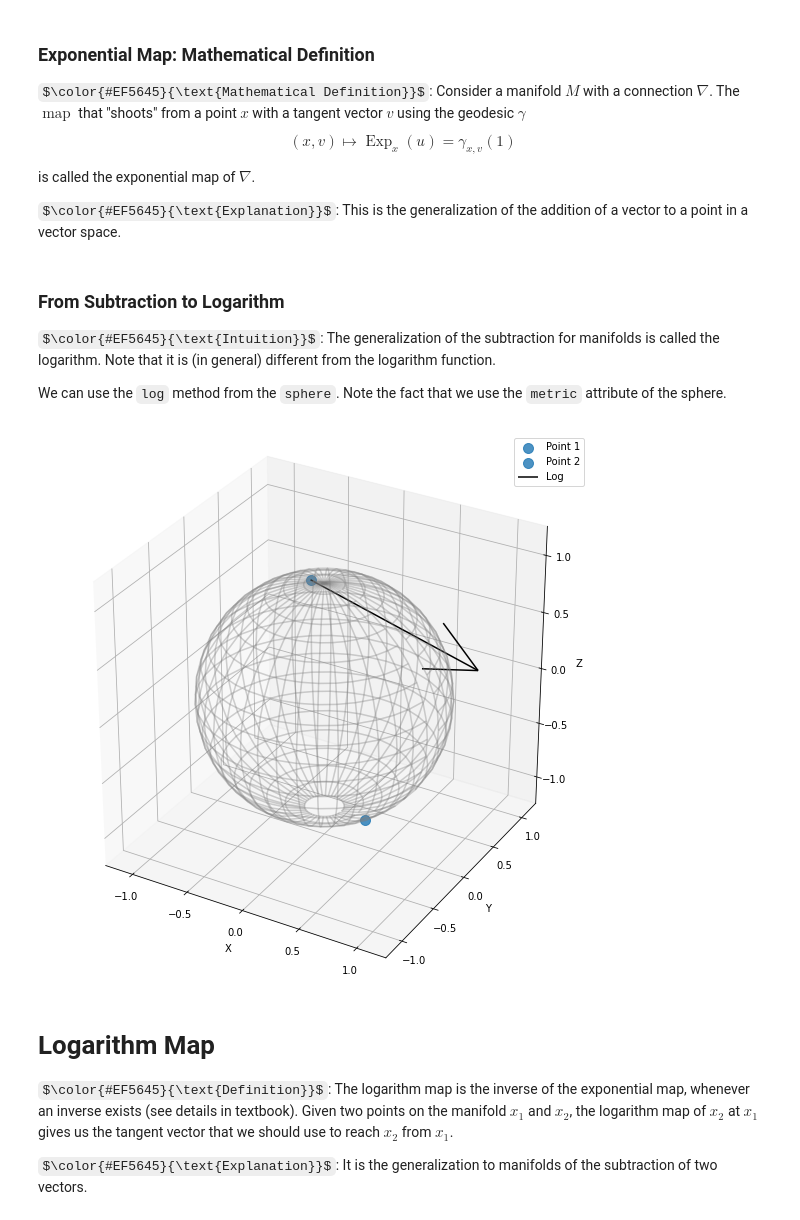
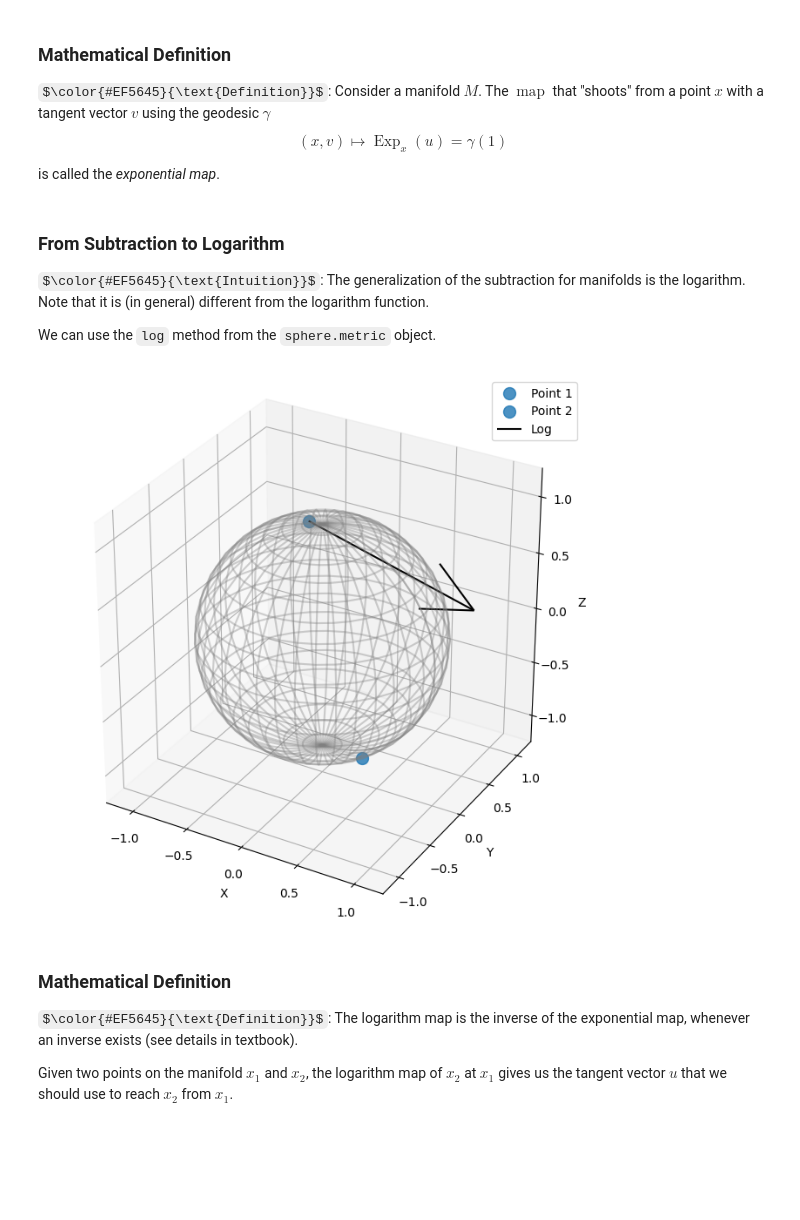
Before and after one commit to geometric-intelligence/ece594n, a Jupyter notebook: lectures/01_c_riemannian_metrics.ipynb, the cells around one changed output. Cells and saved outputs as stored; diff of their text form; code cells hidden in the pictures; some formulas as TeX source; blank space fills up the shorter version.

```diff
--- a/lectures/01_c_riemannian_metrics.ipynb
+++ b/lectures/01_c_riemannian_metrics.ipynb
@@ -124,7 +147,9 @@ tangent_vector = sphere.to_tangent(vector, base_point=point)
 result = sphere.metric.geodesic(initial_tangent_vec=tangent_vector, initial_point=point)
 points_on_geodesic = result(np.linspace(0.0, 1.0, 30))
 # %%
-fig = plt.figure(figsize=(10, 10)); ax = fig.add_subplot(111, projection="3d")
+import matplotlib.pyplot as plt
+import geomstats.visualization as viz
+fig = plt.figure(figsize=(8, 8)); ax = fig.add_subplot(111, projection="3d")
 
 ax = viz.plot(point, ax=ax, space="S2", s=100, alpha=0.8, label="Initial Point")
 arrow = viz.Arrow3D(point, vector=tangent_vector); arrow.draw(ax, color="C0", label="Initial Vector")
@@ -199,7 +233,7 @@ from geomstats.geometry.hypersphere import Hypersphere
 
 sphere = Hypersphere(dim=2)
 
-point = np.array([-0.65726771, -0.02678122, 0.7531812])
+point = np.array([-0.65726771, -0.02678122, 0.7531812]); point = point / np.linalg.norm(point)
 vector = np.array([1, 0, 0.8])
 tangent_vector = sphere.to_tangent(vector, base_point=point)
 
@@ -210,7 +242,7 @@ INFO: Using numpy backend
 import matplotlib.pyplot as plt
 import geomstats.visualization as viz
 
-fig = plt.figure(figsize=(10, 10)); ax = fig.add_subplot(111, projection="3d")
+fig = plt.figure(figsize=(8, 8)); ax = fig.add_subplot(111, projection="3d")
 
 ax = viz.plot(point, ax=ax, space="S2", s=100, alpha=0.8, label="Point")
 arrow = viz.Arrow3D(point, vector=tangent_vector); arrow.draw(ax, color="C0", label="Tangent Vector")
@@ -221,44 +253,42 @@ ax.legend();
 # %% [markdown]
-### Exponential Map: Mathematical Definition
+### Mathematical Definition
 
-$\color{#EF5645}{\text{Mathematical Definition}}$: Consider a manifold $M$ with a connection $\nabla$. The $\operatorname{map}$ that "shoots" from a point $x$ with a tangent vector $v$ using the geodesic $\gamma$
-$$(x, v) \mapsto \operatorname{Exp}_{x}(u) = \gamma_{x, v}(1)$$
+$\color{#EF5645}{\text{Definition}}$: Consider a manifold $M$. The $\operatorname{map}$ that "shoots" from a point $x$ with a tangent vector $v$ using the geodesic $\gamma$
+$$(x, v) \mapsto \operatorname{Exp}_{x}(u) = \gamma(1)$$
 
-is called the exponential map of $\nabla$.
-
-$\color{#EF5645}{\text{Explanation}}$: This is the generalization of the addition of a vector to a point in a vector space.
+is called the _exponential map_.
 # %% [markdown]
 ### From Subtraction to Logarithm
 
-$\color{#EF5645}{\text{Intuition}}$: The generalization of the subtraction for manifolds is called the logarithm. Note that it is (in general) different from the logarithm function.
+$\color{#EF5645}{\text{Intuition}}$: The generalization of the subtraction for manifolds is the logarithm. Note that it is (in general) different from the logarithm function.
 
-We can use the `log` method from the `sphere`. Note the fact that we use the `metric` attribute of the sphere.
+We can use the `log` method from the `sphere.metric` object.
 # %%
 import numpy as np
 from geomstats.geometry.hypersphere import Hypersphere
 
 sphere = Hypersphere(dim=2)
 
-point1 = np.array([-0.48202861, 0.61760022, 0.62146471])
-point2 = np.array([0.50862172, -0.25293377, -0.82299967])
+point1 = np.array([-0.48202861, 0.61760022, 0.62146471]); point1 /= np.linalg.norm(point1)
+point2 = np.array([0.50862172, -0.25293377, -0.82299967]); point2 /= np.linalg.norm(point2)
 
 result = sphere.metric.log(point2, base_point=point1)
 # %%
 import matplotlib.pyplot as plt
 import geomstats.visualization as viz
 
-fig = plt.figure(figsize=(10, 10)); ax = fig.add_subplot(111, projection="3d")
+fig = plt.figure(figsize=(8, 8)); ax = fig.add_subplot(111, projection="3d")
 
 ax = viz.plot(point1, ax=ax, space="S2", s=100, alpha=0.8, label="Point 1", c="C0")
 ax = viz.plot(point2, ax=ax, space="S2", s=100, alpha=0.8, label="Point 2", c="C0")
 arrow = viz.Arrow3D(point1, vector=result); arrow.draw(ax, color="black", label="Log")
 ax.legend();
 # %% [output]
-[figure, old version]
+[figure, new version]
 # %% [markdown]
-# Logarithm Map
+### Mathematical Definition
 
-$\color{#EF5645}{\text{Definition}}$: The logarithm map is the inverse of the exponential map, whenever an inverse exists (see details in textbook). Given two points on the manifold $x_1$ and $x_2$, the logarithm map of $x_2$ at $x_1$ gives us the tangent vector that we should use to reach $x_2$ from $x_1$.
+$\color{#EF5645}{\text{Definition}}$: The logarithm map is the inverse of the exponential map, whenever an inverse exists (see details in textbook).
 
-$\color{#EF5645}{\text{Explanation}}$: It is the generalization to manifolds of the subtraction of two vectors.
+Given two points on the manifold $x_1$ and $x_2$, the logarithm map of $x_2$ at $x_1$ gives us the tangent vector $u$ that we should use to reach $x_2$ from $x_1$.
 # %% [markdown]
```
Also changed, not shown: parts of 36 cells of this notebook, 2 other files.
